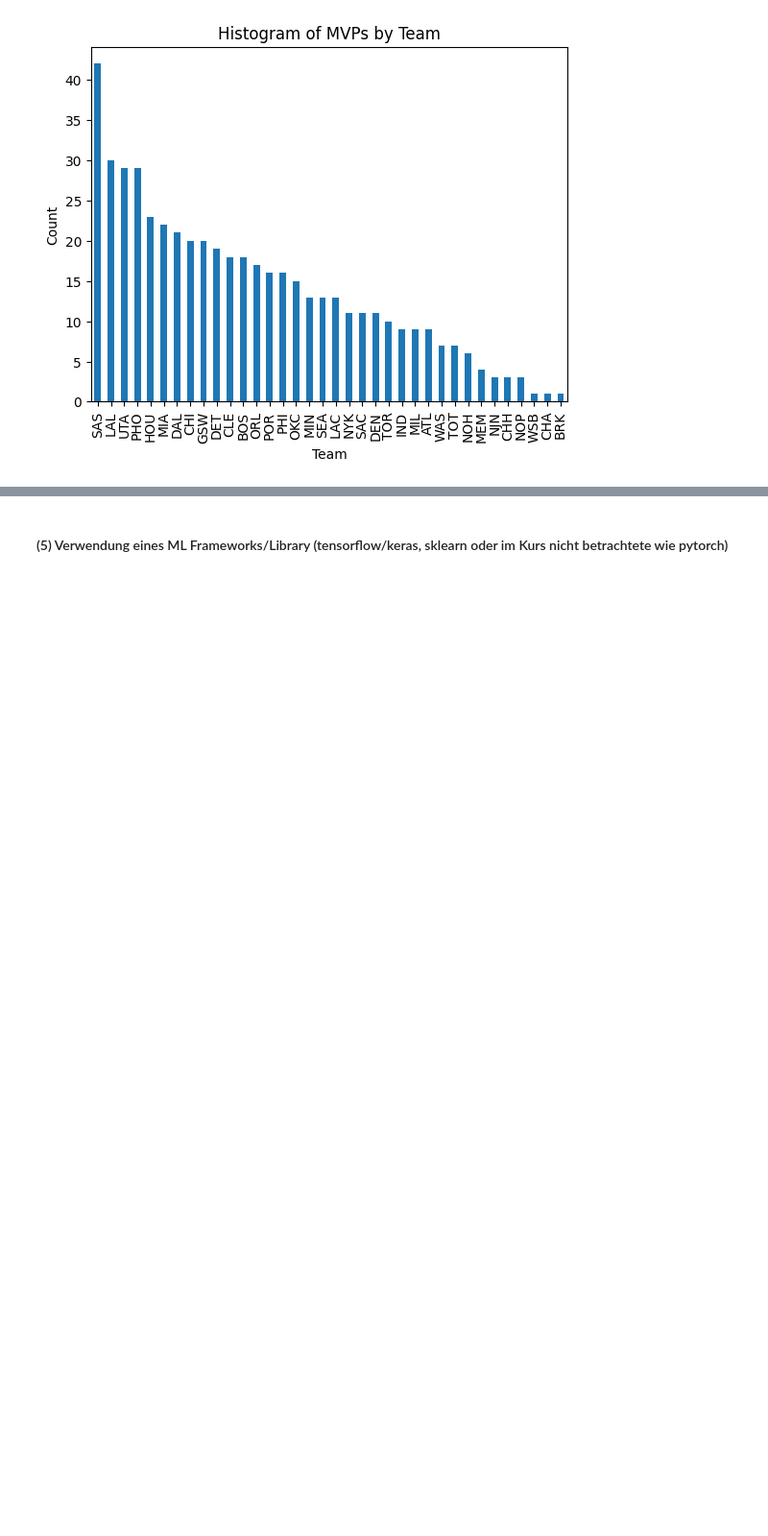
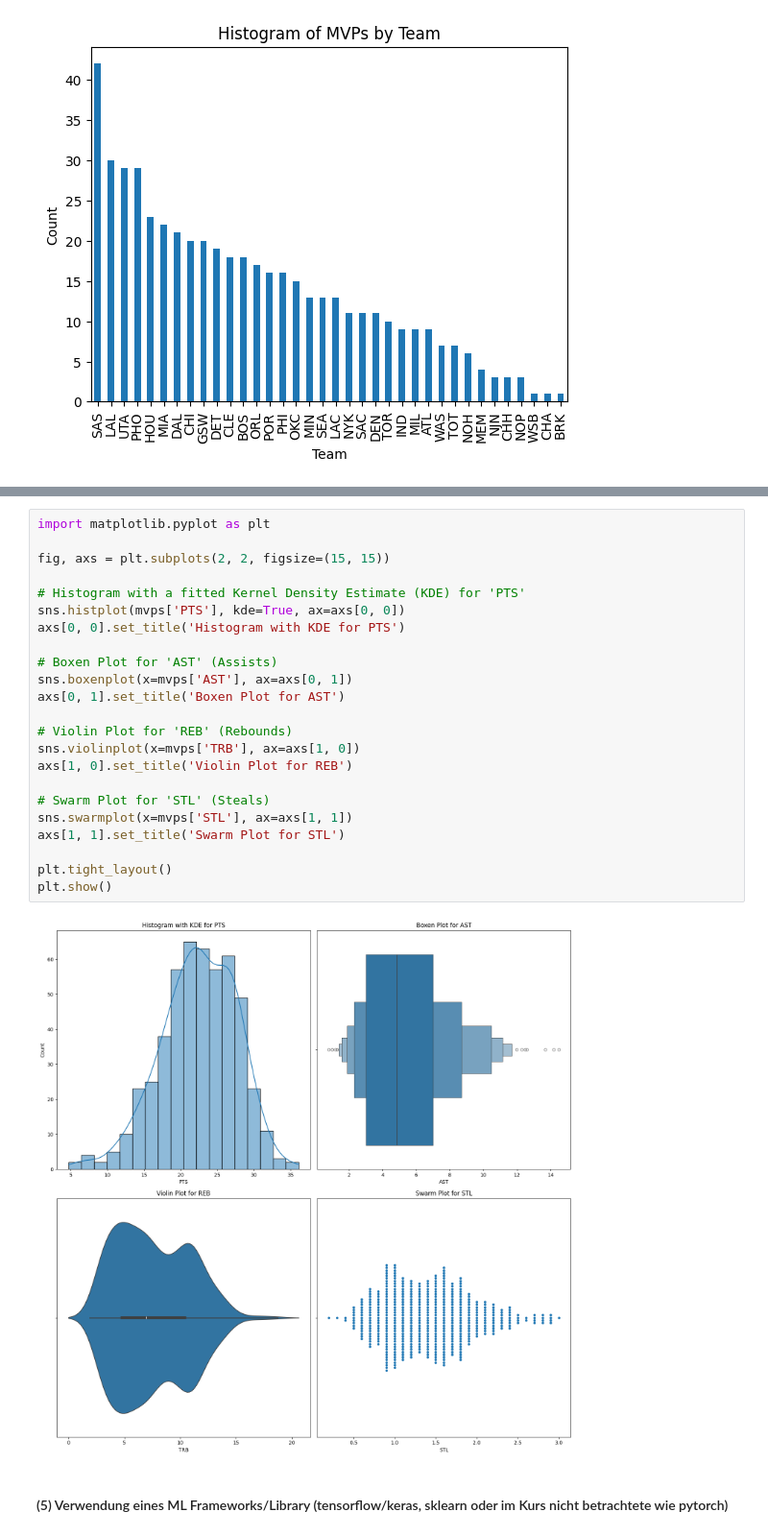
Before and after one commit to mimitridurri/ADS_Group2, a Jupyter notebook: WebScrape/Group2.ipynb, the cells around one changed output, grey strips where cells are left out. Shown at 96% size. Saved outputs shown, nothing was run; the diff lists cells and outputs as text; blank space fills up the shorter version.

```diff
--- a/WebScrape/Group2.ipynb
+++ b/WebScrape/Group2.ipynb
@@ -591,2 +581,27 @@ plt.show()
+# %%
+import matplotlib.pyplot as plt
+
+fig, axs = plt.subplots(2, 2, figsize=(15, 15))
+
+# Histogram with a fitted Kernel Density Estimate (KDE) for 'PTS'
+sns.histplot(mvps['PTS'], kde=True, ax=axs[0, 0])
+axs[0, 0].set_title('Histogram with KDE for PTS')
+
+# Boxen Plot for 'AST' (Assists)
+sns.boxenplot(x=mvps['AST'], ax=axs[0, 1])
+axs[0, 1].set_title('Boxen Plot for AST')
+
+# Violin Plot for 'REB' (Rebounds)
+sns.violinplot(x=mvps['TRB'], ax=axs[1, 0])
+axs[1, 0].set_title('Violin Plot for REB')
+
+# Swarm Plot for 'STL' (Steals)
+sns.swarmplot(x=mvps['STL'], ax=axs[1, 1])
+axs[1, 1].set_title('Swarm Plot for STL')
+
+plt.tight_layout()
+plt.show()
+# %% [output]
+[figure, added]
 # %% [markdown]
 #### (5) Verwendung eines ML Frameworks/Library (tensorflow/keras, sklearn oder im Kurs nicht betrachtete wie pytorch)
```
Also changed, not shown: parts of 10 cells of this notebook, 1 other file.
